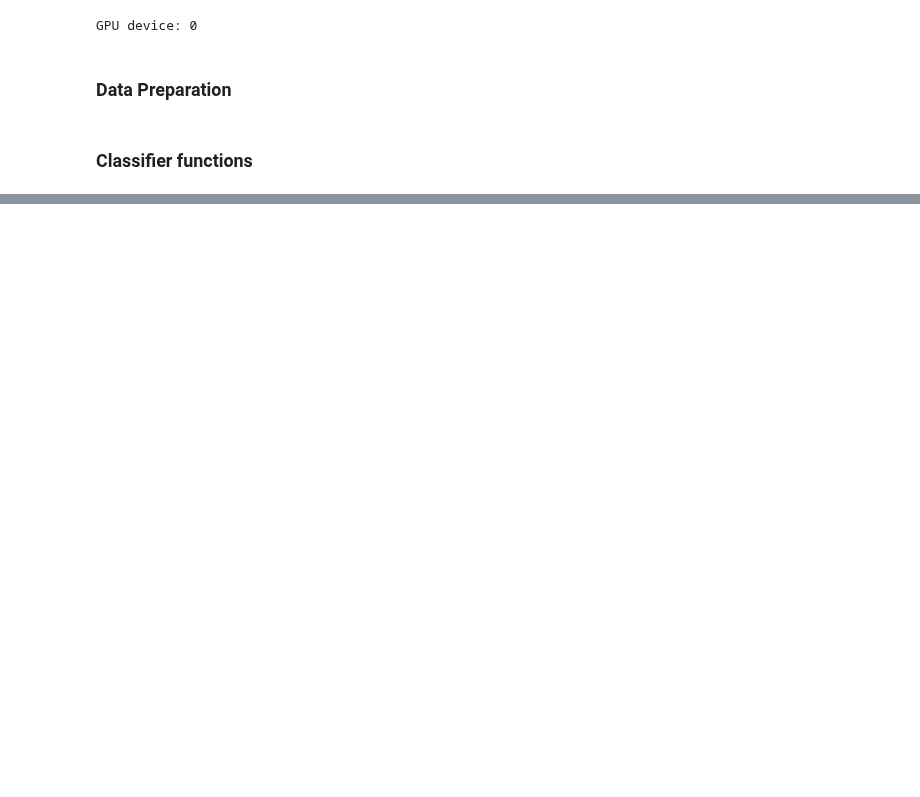
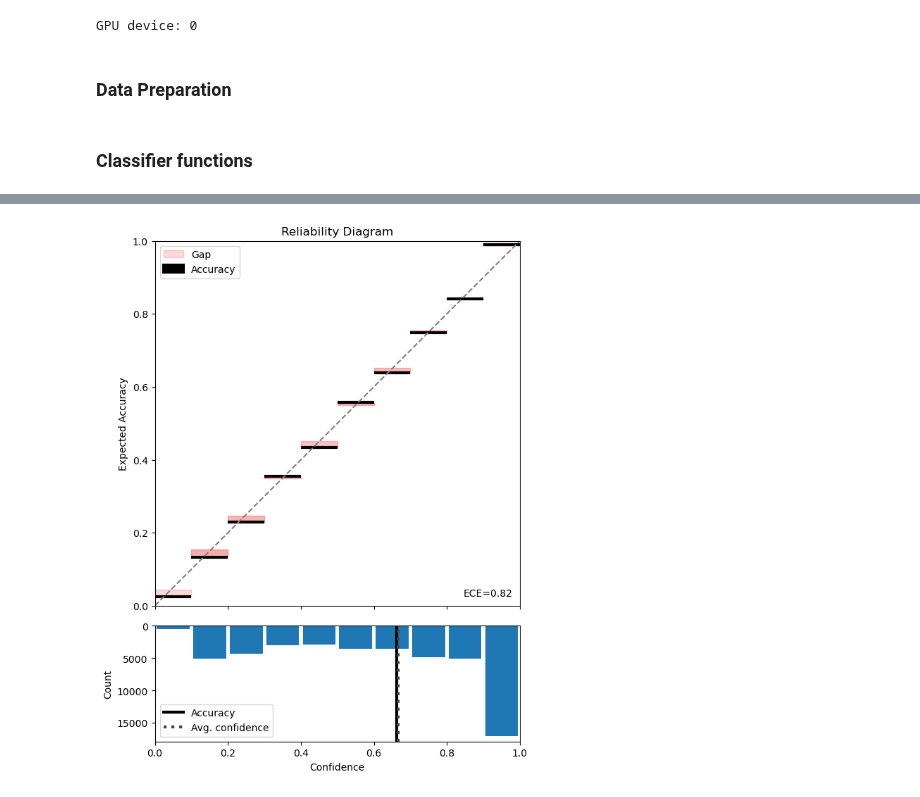
Before and after one commit to zcapjdb/UKAEAGroupProject, a Jupyter notebook: src/notebooks/Temperature_Scaling.ipynb, the cells around one changed output, grey strips where cells are left out. Drawn from its saved outputs; the diff is of its cells as text; code cells hidden in the pictures; blank space fills up the shorter version.

```diff
--- a/src/notebooks/Temperature_Scaling.ipynb
+++ b/src/notebooks/Temperature_Scaling.ipynb
@@ -26,8 +27,10 @@ GPU device: 0
 ### Data Preparation
 # %%
 train_data = pd.read_pickle("/share/rcifdata/jbarr/UKAEAGroupProject/data/train_data_clipped.pkl")
+train_data = train_data.sample(50_000)
 
 validation_data = pd.read_pickle("/share/rcifdata/jbarr/UKAEAGroupProject/data/valid_data_clipped.pkl")
+validation_data = validation_data.sample(50_000)
 # %%
 train_keys = [
     "ane",
@@ -74,7 +77,11 @@ class Classifier(nn.Module):
             nn.Linear(30,30),
             nn.ReLU(),
             nn.Dropout(p=0.1),
+            nn.Linear(30,30),
+            nn.ReLU(),
+            nn.Dropout(p = 0.1),
             nn.Linear(30,1)
+            #nn.Sigmoid()
         )
 
     def forward(self, x):
@@ -197,0 +269,9 @@ plt.ylabel('Temperature (T)');
+# %%
+title = "Reliability Diagram"
+
+fig = reliability_diagram(df_out.true_label, ones, df_out.temp_scaled, num_bins=10, draw_ece=True,
+                          draw_bin_importance="alpha", draw_averages=True,
+                          title=title, figsize=(6, 6), dpi=100,
+                          return_fig=True)
+# %% [output]
+[figure, added]
```
Also changed, not shown: parts of 10 cells of this notebook, 2 other files.
